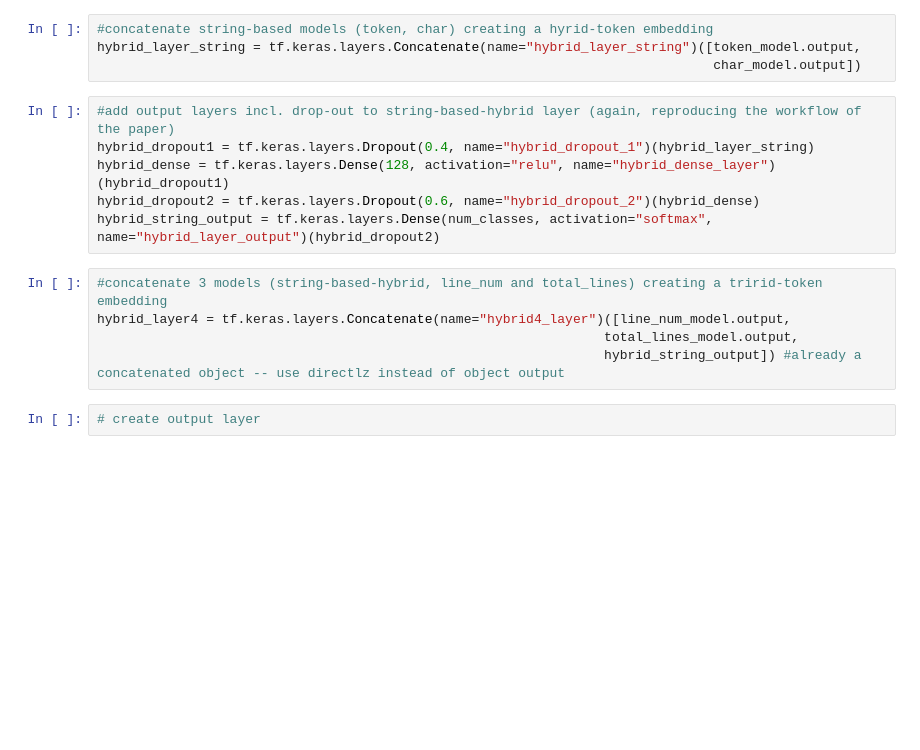
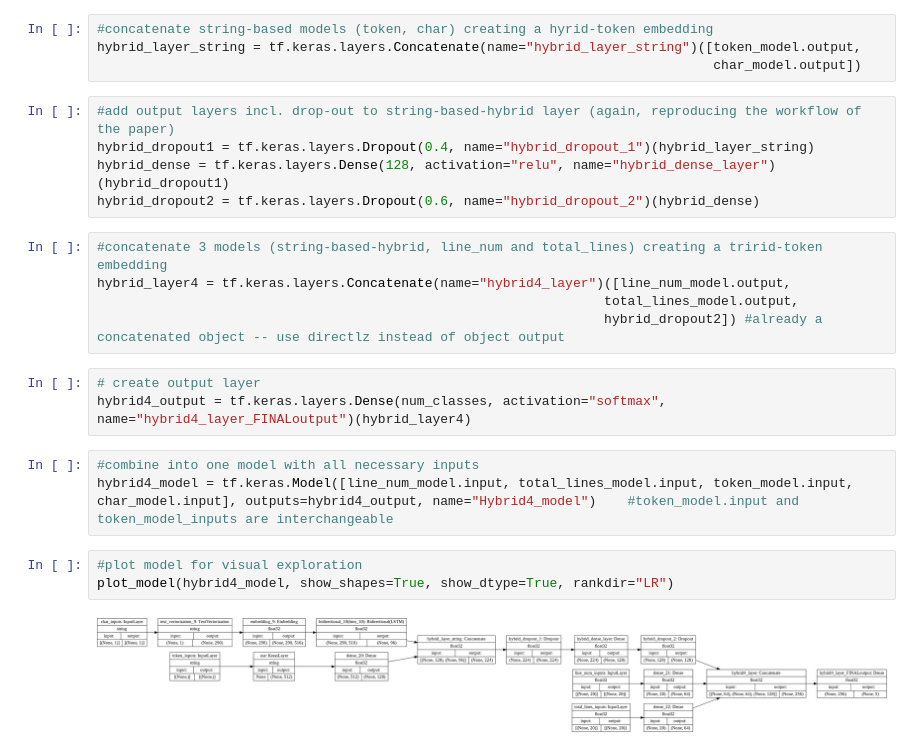
Before and after one commit to lasupernova/Tensorflow_apps, a Jupyter notebook: SciAbstractClassifier.ipynb, the cells around one changed output. Saved outputs shown, nothing was run; the diff lists cells and outputs as text; blank space fills up the shorter version.

Commit message:
Created new hybrid model with all 4 inputs

```diff
--- a/SciAbstractClassifier.ipynb
+++ b/SciAbstractClassifier.ipynb
@@ -1310,11 +1310,19 @@ hybrid_layer_string = tf.keras.layers.Concatenate(name="hybrid_layer_string")([t
 hybrid_dropout1 = tf.keras.layers.Dropout(0.4, name="hybrid_dropout_1")(hybrid_layer_string)
 hybrid_dense = tf.keras.layers.Dense(128, activation="relu", name="hybrid_dense_layer")(hybrid_dropout1)
 hybrid_dropout2 = tf.keras.layers.Dropout(0.6, name="hybrid_dropout_2")(hybrid_dense)
-hybrid_string_output = tf.keras.layers.Dense(num_classes, activation="softmax", name="hybrid_layer_output")(hybrid_dropout2)
 # %%
 #concatenate 3 models (string-based-hybrid, line_num and total_lines) creating a tririd-token embedding
 hybrid_layer4 = tf.keras.layers.Concatenate(name="hybrid4_layer")([line_num_model.output,
                                                                  total_lines_model.output,
-                                                                 hybrid_string_output]) #already a concatenated object -- use directlz instead of object output
+                                                                 hybrid_dropout2]) #already a concatenated object -- use directlz instead of object output
-# %%
-# create output layer
+# %%
+# create output layer
+hybrid4_output = tf.keras.layers.Dense(num_classes, activation="softmax", name="hybrid4_layer_FINALoutput")(hybrid_layer4)
+# %%
+#combine into one model with all necessary inputs
+hybrid4_model = tf.keras.Model([line_num_model.input, total_lines_model.input, token_model.input, char_model.input], outputs=hybrid4_output, name="Hybrid4_model")    #token_model.input and token_model_inputs are interchangeable
+# %%
+#plot model for visual exploration
+plot_model(hybrid4_model, show_shapes=True, show_dtype=True, rankdir="LR")
+# %% [output]
+[figure, added]
```
Also changed, not shown: parts of 2 cells of this notebook.
